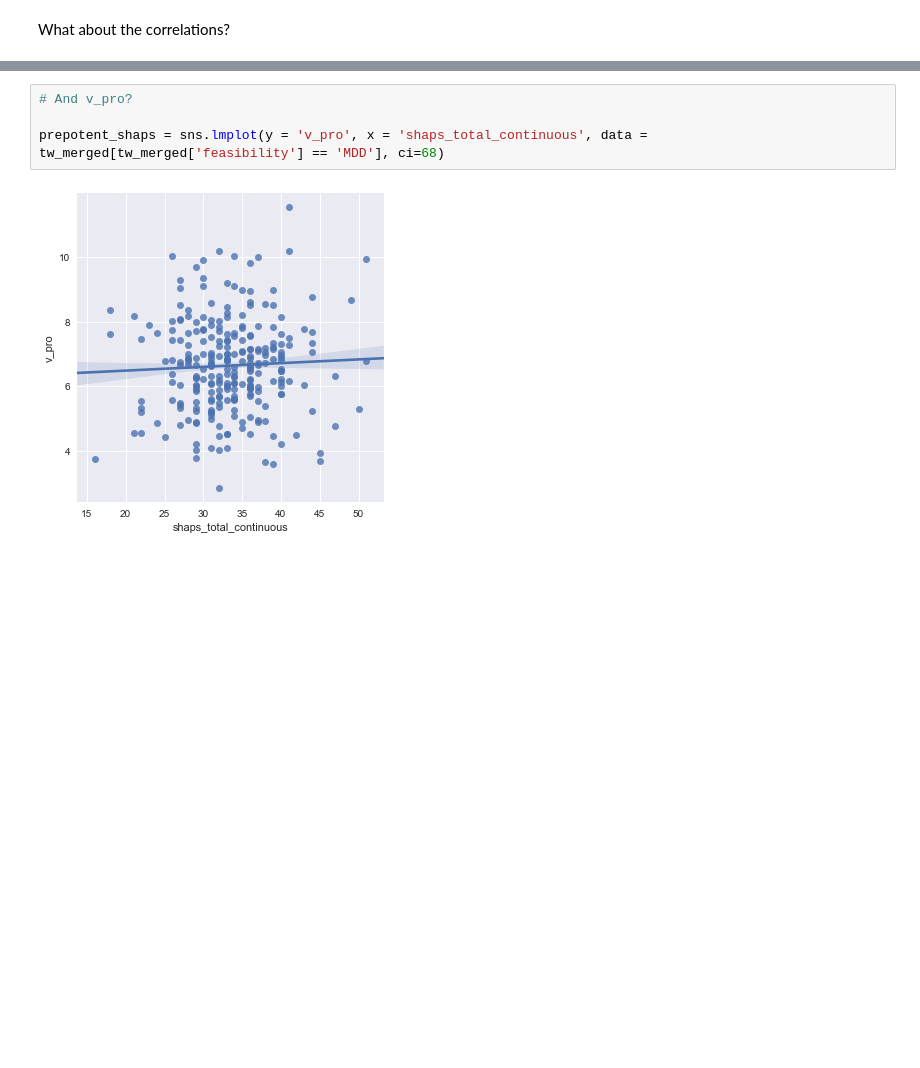
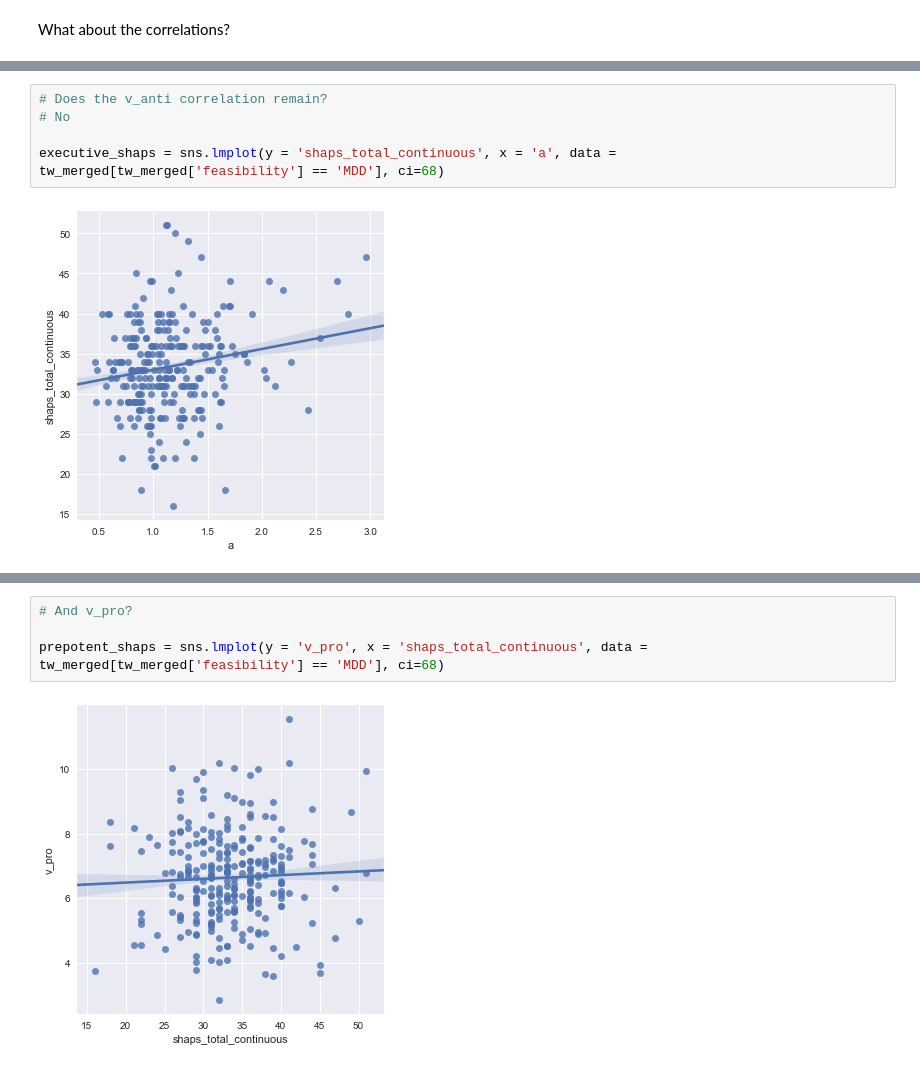
Before and after one commit to vlawlor/EMBARC-Flanker, a Jupyter notebook: run_depressed_2017_Parallel.ipynb, the cells around one changed output, grey strips where cells are left out. Saved outputs shown, nothing was run; the diff lists cells and outputs as text; blank space fills up the shorter version.

```diff
--- a/run_depressed_2017_Parallel.ipynb
+++ b/run_depressed_2017_Parallel.ipynb
@@ -324,0 +423,7 @@ executive_shaps = sns.lmplot(y = 'v_anti', x = 'shaps_total_continuous', data =
+# %%
+# Does the v_anti correlation remain?
+# No
+
+executive_shaps = sns.lmplot(y = 'shaps_total_continuous', x = 'a', data = tw_merged[tw_merged['feasibility'] == 'MDD'], ci=68)
+# %% [output]
+[figure, added]
```
Also changed, not shown: parts of 30 cells of this notebook.
